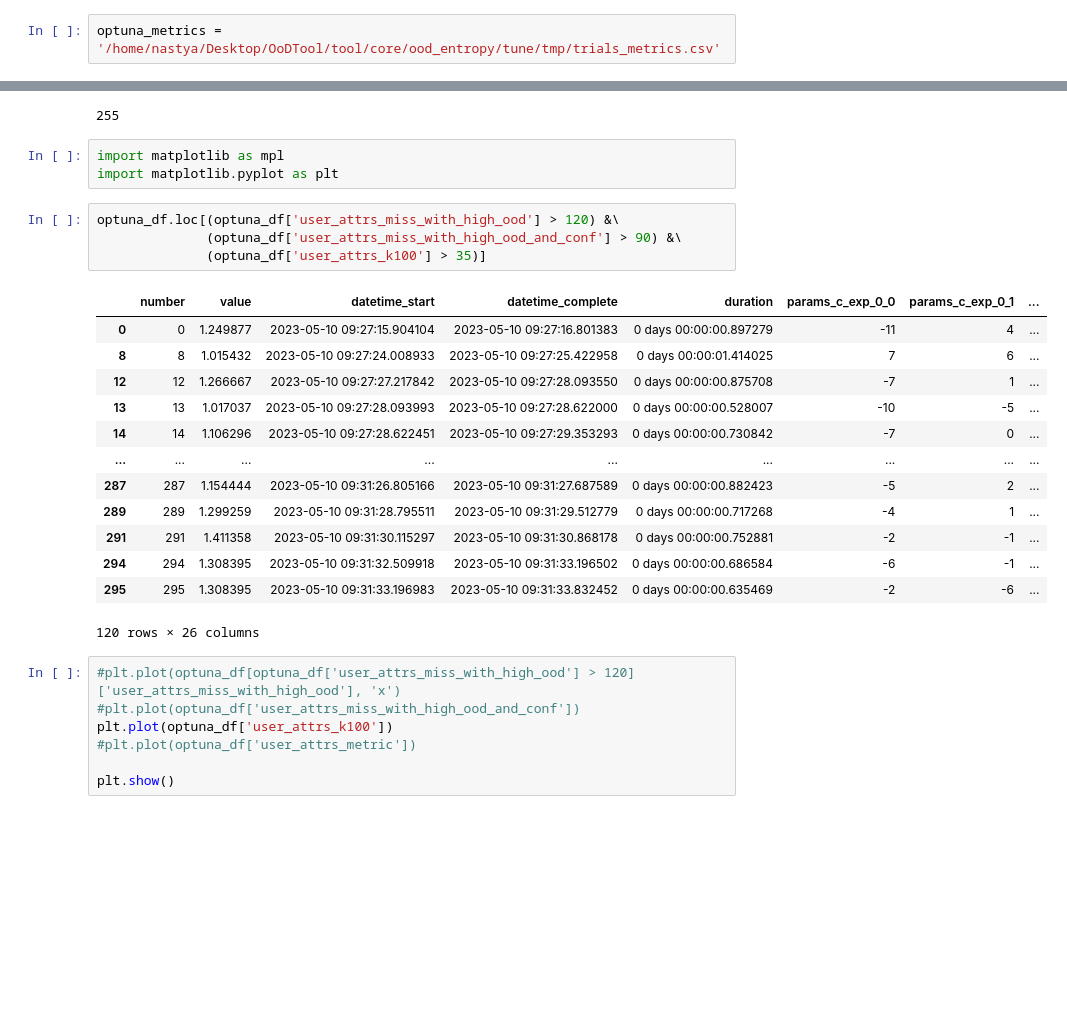
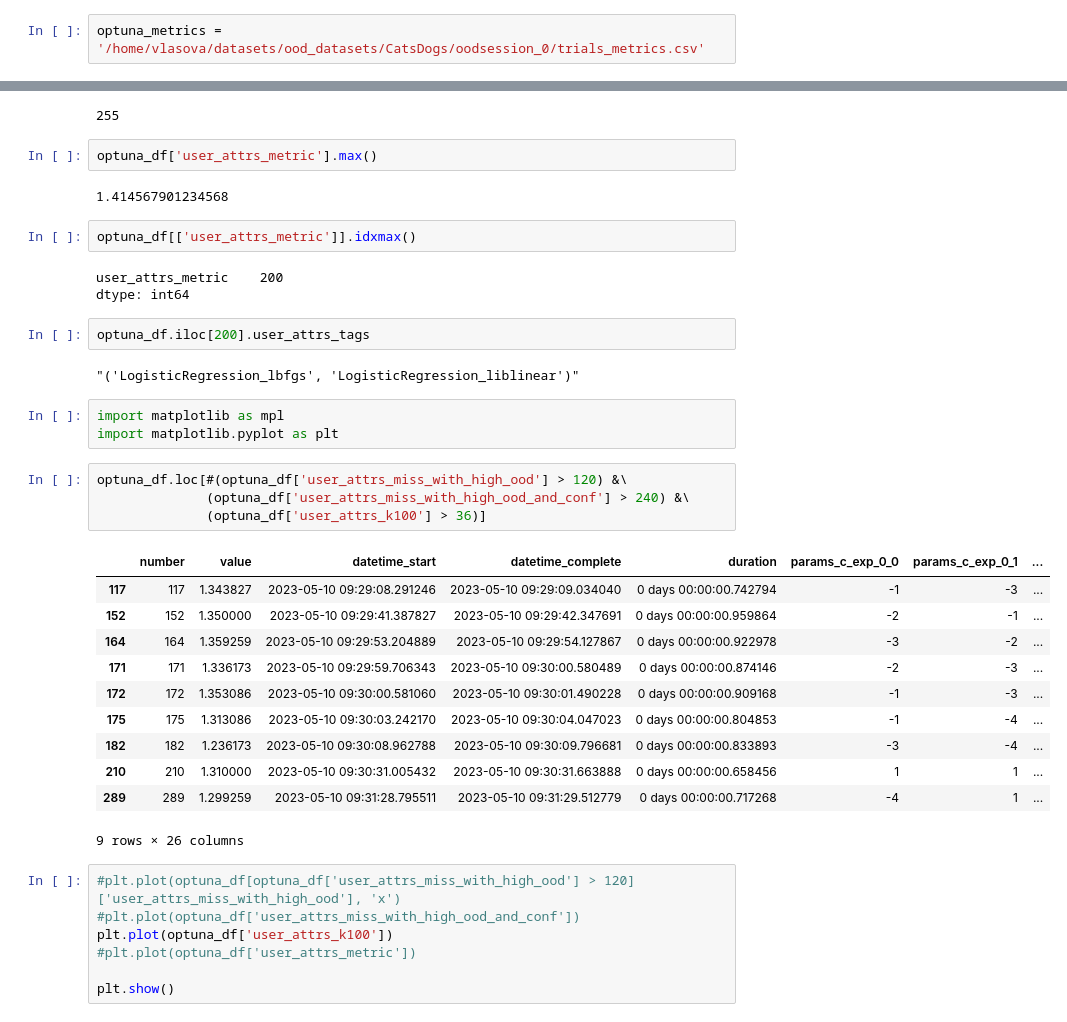
Before and after one commit to anastasia-spb/OoDTool, a Jupyter notebook: tool/core/utils/ood_notebooks/evaluate_ood_results.ipynb, the cells around one changed output, grey strips where cells are left out. Cells and saved outputs as stored; diff of their text form; blank space fills up the shorter version.

```diff
--- a/tool/core/utils/ood_notebooks/evaluate_ood_results.ipynb
+++ b/tool/core/utils/ood_notebooks/evaluate_ood_results.ipynb
@@ -8,7 +8,7 @@ import matplotlib.pyplot as plt
 from tool.core import data_types
 from tool.pyqt_gui.qt_utils import find_pkl
 # %%
-optuna_metrics = '/home/nastya/Desktop/OoDTool/tool/core/ood_entropy/tune/tmp/trials_metrics.csv'
+optuna_metrics = '/home/vlasova/datasets/ood_datasets/CatsDogs/oodsession_0/trials_metrics.csv'
 # %%
 optuna_df = pd.read_csv(optuna_metrics)
 # optuna_df.dropna(inplace=True, ignore_index=True)
@@ -24,27 +24,38 @@ optuna_df['user_attrs_miss_with_high_ood'].max()
 optuna_df['user_attrs_miss_with_high_ood_and_conf'].max()
 # %% [output]
 255
+# %%
+optuna_df['user_attrs_metric'].max()
+# %% [output]
+1.414567901234568
+# %%
+optuna_df[['user_attrs_metric']].idxmax()
+# %% [output]
+user_attrs_metric    200
+dtype: int64
+# %%
+optuna_df.iloc[200].user_attrs_tags
+# %% [output]
+"('LogisticRegression_lbfgs', 'LogisticRegression_liblinear')"
 # %%
 import matplotlib as mpl
 import matplotlib.pyplot as plt
 # %%
-optuna_df.loc[(optuna_df['user_attrs_miss_with_high_ood'] > 120) &\
-              (optuna_df['user_attrs_miss_with_high_ood_and_conf'] > 90) &\
-              (optuna_df['user_attrs_k100'] > 35)]
+optuna_df.loc[#(optuna_df['user_attrs_miss_with_high_ood'] > 120) &\
+              (optuna_df['user_attrs_miss_with_high_ood_and_conf'] > 240) &\
+              (optuna_df['user_attrs_k100'] > 36)]
 # %% [output]
 |  | number | value | datetime_start | datetime_complete | duration | params_c_exp_0_0 | params_c_exp_0_1 | ... |
-| 0 | 0 | 1.249877 | 2023-05-10 09:27:15.904104 | 2023-05-10 09:27:16.801383 | 0 days 00:00:00.897279 | -11 | 4 | ... |
-| 8 | 8 | 1.015432 | 2023-05-10 09:27:24.008933 | 2023-05-10 09:27:25.422958 | 0 days 00:00:01.414025 | 7 | 6 | ... |
-| 12 | 12 | 1.266667 | 2023-05-10 09:27:27.217842 | 2023-05-10 09:27:28.093550 | 0 days 00:00:00.875708 | -7 | 1 | ... |
-| 13 | 13 | 1.017037 | 2023-05-10 09:27:28.093993 | 2023-05-10 09:27:28.622000 | 0 days 00:00:00.528007 | -10 | -5 | ... |
-| 14 | 14 | 1.106296 | 2023-05-10 09:27:28.622451 | 2023-05-10 09:27:29.353293 | 0 days 00:00:00.730842 | -7 | 0 | ... |
-| ... | ... | ... | ... | ... | ... | ... | ... | ... |
-| 287 | 287 | 1.154444 | 2023-05-10 09:31:26.805166 | 2023-05-10 09:31:27.687589 | 0 days 00:00:00.882423 | -5 | 2 | ... |
+| 117 | 117 | 1.343827 | 2023-05-10 09:29:08.291246 | 2023-05-10 09:29:09.034040 | 0 days 00:00:00.742794 | -1 | -3 | ... |
+| 152 | 152 | 1.350000 | 2023-05-10 09:29:41.387827 | 2023-05-10 09:29:42.347691 | 0 days 00:00:00.959864 | -2 | -1 | ... |
+| 164 | 164 | 1.359259 | 2023-05-10 09:29:53.204889 | 2023-05-10 09:29:54.127867 | 0 days 00:00:00.922978 | -3 | -2 | ... |
+| 171 | 171 | 1.336173 | 2023-05-10 09:29:59.706343 | 2023-05-10 09:30:00.580489 | 0 days 00:00:00.874146 | -2 | -3 | ... |
+| 172 | 172 | 1.353086 | 2023-05-10 09:30:00.581060 | 2023-05-10 09:30:01.490228 | 0 days 00:00:00.909168 | -1 | -3 | ... |
+| 175 | 175 | 1.313086 | 2023-05-10 09:30:03.242170 | 2023-05-10 09:30:04.047023 | 0 days 00:00:00.804853 | -1 | -4 | ... |
+| 182 | 182 | 1.236173 | 2023-05-10 09:30:08.962788 | 2023-05-10 09:30:09.796681 | 0 days 00:00:00.833893 | -3 | -4 | ... |
+| 210 | 210 | 1.310000 | 2023-05-10 09:30:31.005432 | 2023-05-10 09:30:31.663888 | 0 days 00:00:00.658456 | 1 | 1 | ... |
 | 289 | 289 | 1.299259 | 2023-05-10 09:31:28.795511 | 2023-05-10 09:31:29.512779 | 0 days 00:00:00.717268 | -4 | 1 | ... |
-| 291 | 291 | 1.411358 | 2023-05-10 09:31:30.115297 | 2023-05-10 09:31:30.868178 | 0 days 00:00:00.752881 | -2 | -1 | ... |
-| 294 | 294 | 1.308395 | 2023-05-10 09:31:32.509918 | 2023-05-10 09:31:33.196502 | 0 days 00:00:00.686584 | -6 | -1 | ... |
-| 295 | 295 | 1.308395 | 2023-05-10 09:31:33.196983 | 2023-05-10 09:31:33.832452 | 0 days 00:00:00.635469 | -2 | -6 | ... |
-120 rows × 26 columns
+9 rows × 26 columns
 # %%
 #plt.plot(optuna_df[optuna_df['user_attrs_miss_with_high_ood'] > 120]['user_attrs_miss_with_high_ood'], 'x')
 #plt.plot(optuna_df['user_attrs_miss_with_high_ood_and_conf'])
```
Also changed, not shown: 11 other files.
